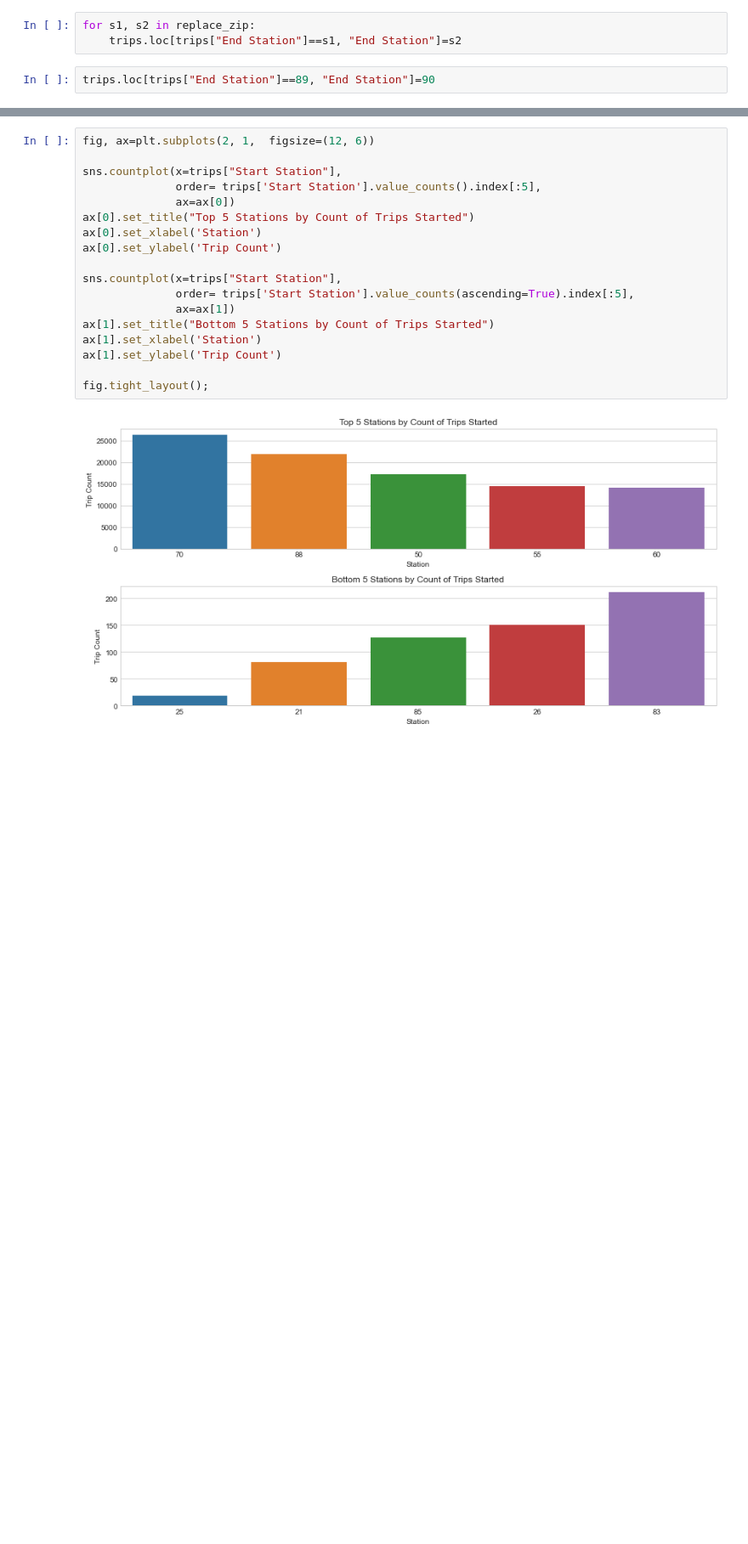
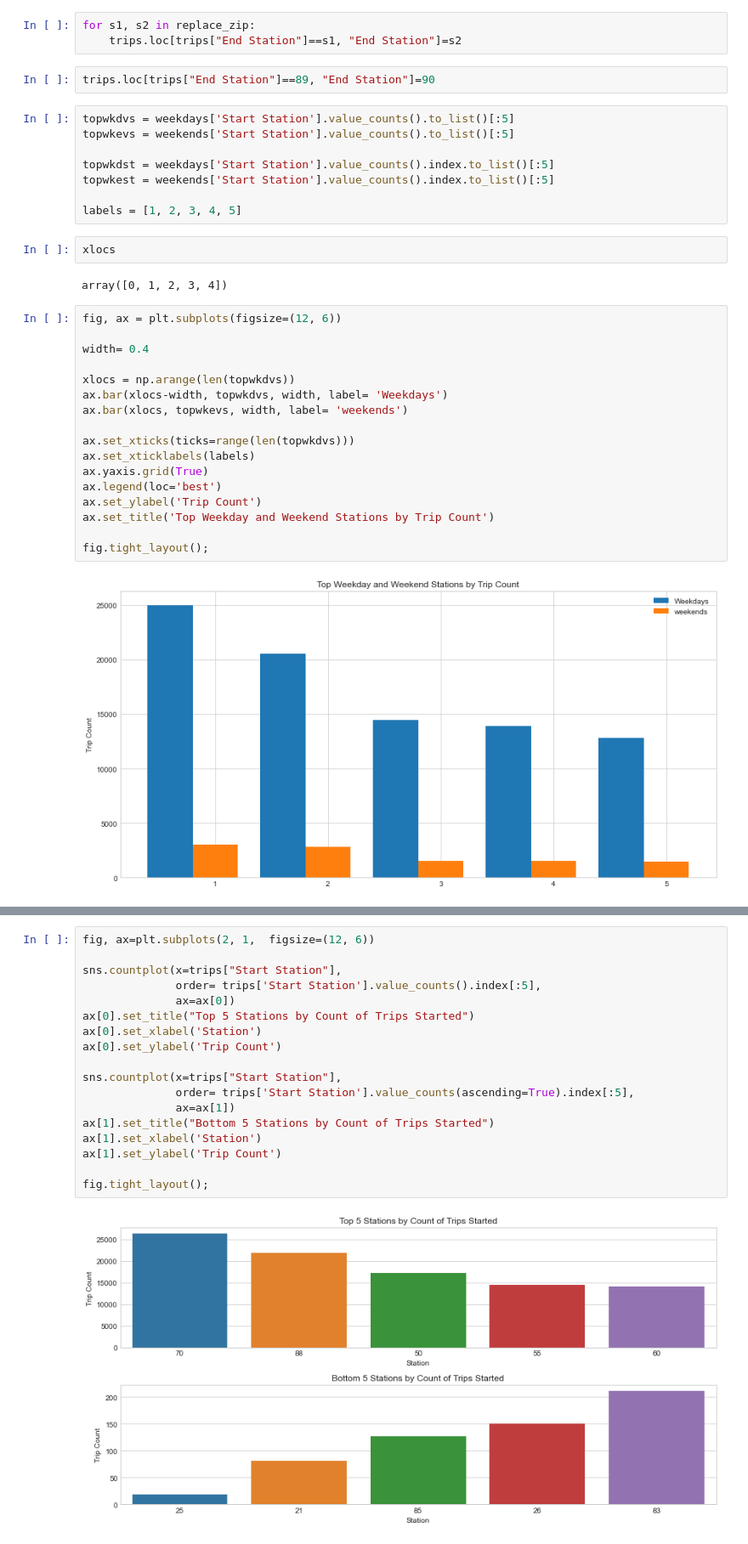
Before and after one commit to jkurdys/BikeShare, a Jupyter notebook: notebooks/BikeShare.ipynb, the cells around one changed output, grey strips where cells are left out. Shown at 85% size. Drawn from its saved outputs; the diff is of its cells as text; blank space fills up the shorter version.

```diff
--- a/notebooks/BikeShare.ipynb
+++ b/notebooks/BikeShare.ipynb
@@ -101,6 +101,37 @@ for s1, s2 in replace_zip:
     trips.loc[trips["End Station"]==s1, "End Station"]=s2
 # %%
 trips.loc[trips["End Station"]==89, "End Station"]=90
+# %%
+topwkdvs = weekdays['Start Station'].value_counts().to_list()[:5]
+topwkevs = weekends['Start Station'].value_counts().to_list()[:5]
+
+topwkdst = weekdays['Start Station'].value_counts().index.to_list()[:5]
+topwkest = weekends['Start Station'].value_counts().index.to_list()[:5]
+
+labels = [1, 2, 3, 4, 5]
+# %%
+xlocs
+# %% [output]
+array([0, 1, 2, 3, 4])
+# %%
+fig, ax = plt.subplots(figsize=(12, 6))
+
+width= 0.4
+
+xlocs = np.arange(len(topwkdvs))
+ax.bar(xlocs-width, topwkdvs, width, label= 'Weekdays')
+ax.bar(xlocs, topwkevs, width, label= 'weekends')
+
+ax.set_xticks(ticks=range(len(topwkdvs)))
+ax.set_xticklabels(labels)
+ax.yaxis.grid(True)
+ax.legend(loc='best')
+ax.set_ylabel('Trip Count')
+ax.set_title('Top Weekday and Weekend Stations by Trip Count')
+
+fig.tight_layout();
+# %% [output]
+[figure, added]
 # %%
 fig, ax=plt.subplots(2, 1,  figsize=(12, 6))
 
```
Also changed, not shown: parts of 14 cells of this notebook.
